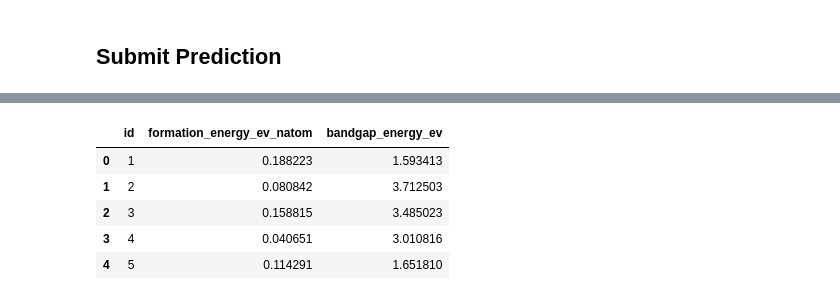
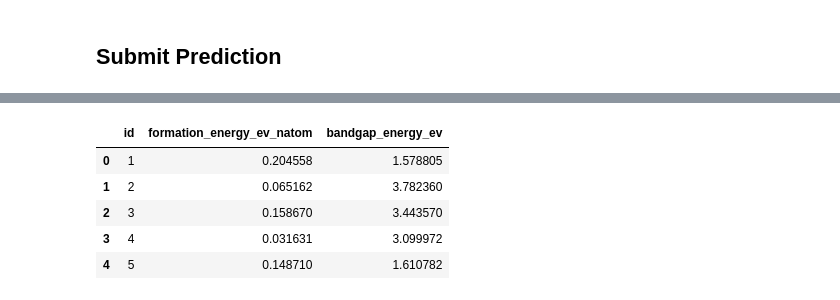
Before and after one commit to rostyslavb/DRU-DS100-w3, a Jupyter notebook: kaggle/transparent_conductors/kernel.ipynb, the cells around one changed output, grey strips where cells are left out. Cells and saved outputs as stored; diff of their text form; code cells hidden in the pictures.

Commit message:
ensamble models

```diff
--- a/kaggle/transparent_conductors/kernel.ipynb
+++ b/kaggle/transparent_conductors/kernel.ipynb
@@ -316,0 +337,2 @@ NotFittedError: This RandomForestRegressor instance is not fitted yet. Call 'fit
+# %%
+f_tes, f_trained_regressors, fY_train = predict_models(fX_train, fy_train, fX_valid, fy_valid, regressors)
@@ -316,0 +367,2 @@ NotFittedError: This RandomForestRegressor instance is not fitted yet. Call 'fit
+# %%
+g_tes, g_trained_regressors, gY_train = predict_models(gX_train, gy_train, gX_valid, gy_valid, regressors)
@@ -317,2 +395,8 @@ NotFittedError: This RandomForestRegressor instance is not fitted yet. Call 'fit
 # %% [markdown]
 ## Submit Prediction
+# %%
+fy_pred = f_trained_regressors['XGB'].predict(X_test)
+gy_pred = g_trained_regressors['GBR'].predict(X_test)
+# %%
+y_pred = np.vstack((fy_pred, gy_pred)).T
+y_pred
@@ -319,16 +411,15 @@ NotFittedError: This RandomForestRegressor instance is not fitted yet. Call 'fit
 # %%
-y_pred = estimator.predict(X_test)
 submit = pd.DataFrame({'id':test['id'],
                        'formation_energy_ev_natom':y_pred[:, 0],
                        'bandgap_energy_ev':y_pred[:, 1]},
                       columns=['id', 'formation_energy_ev_natom', 'bandgap_energy_ev'])
-submit.to_csv('rg_conductor.csv', index=False)
+submit.to_csv('ens_conductor.csv', index=False)
 submit.head()
 # %% [output]
 |  | id | formation_energy_ev_natom | bandgap_energy_ev |
-| 0 | 1 | 0.188223 | 1.593413 |
-| 1 | 2 | 0.080842 | 3.712503 |
-| 2 | 3 | 0.158815 | 3.485023 |
-| 3 | 4 | 0.040651 | 3.010816 |
-| 4 | 5 | 0.114291 | 1.651810 |
+| 0 | 1 | 0.204558 | 1.578805 |
+| 1 | 2 | 0.065162 | 3.782360 |
+| 2 | 3 | 0.158670 | 3.443570 |
+| 3 | 4 | 0.031631 | 3.099972 |
+| 4 | 5 | 0.148710 | 1.610782 |
 # %%
```
Also changed, not shown: parts of 42 cells of this notebook, 2 other files.
